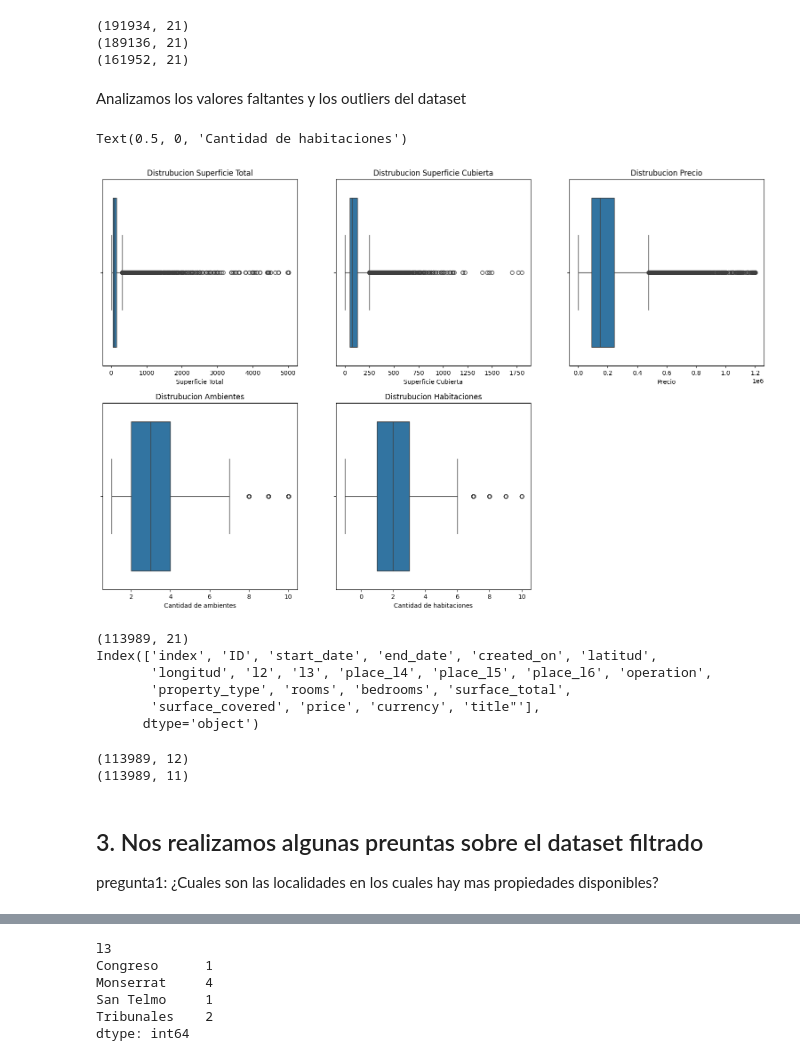
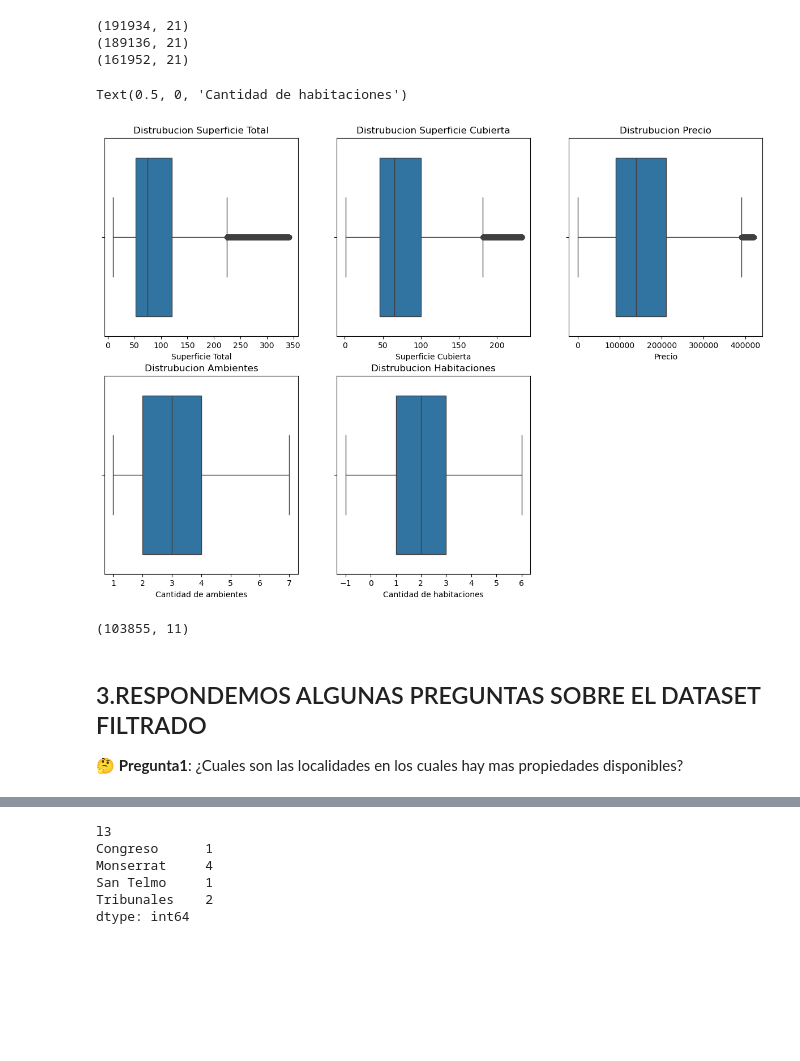
Before and after one commit to amaliagra10/Mercado_Inmobiliario, a Jupyter notebook: Analisis_Mercado_Inmobiliario.ipynb, the cells around one changed output, grey strips where cells are left out. Drawn from its saved outputs; the diff is of its cells as text; code cells hidden in the pictures; blank space fills up the shorter version.

```diff
--- a/Analisis_Mercado_Inmobiliario.ipynb
+++ b/Analisis_Mercado_Inmobiliario.ipynb
@@ -11,6 +13,6 @@ import pandas as pd
 # %% [markdown]
 ## 1. Análisis de Dataset
 # %%
-#CARGAMOS EL DATAS
-data=pd.read_excel('C:\\Users\\Personal\\Documents\\python\\Datos_Properati.xlsx')
+#1. CARGAMOS EL DATAS
+data=pd.read_excel('C:\\Users\\amali\\Downloads\\Datos_Properati.xlsx')
 # %%
@@ -95,6 +90,8 @@ Analizamos las principales columnas del dataset con un matriz de doble filtro qu
 # %%
-#Analizamos las principales columnas del dataset con un matriz de doble filtro
-c="operation"  # valores posibles para columna:"property_type","operation", "currency","l3"
-nombre_c="Tipo de Operación"  # valores posibles para nombre.columna: "Tipo de Propiedad", "Tipo de operación", "Moneda","Ubicacion"
-data_filtro1=matriz_doble_filtro(data2,c,nombre_c)
-print(tabulate(data_filtro1, headers='keys', tablefmt='fancy_grid'))
+#Analizamos las principales columnas del dataset y su distribución por ubicacion con un matriz de doble filtro
+c=["property_type","operation", "currency","l3"]
+nombre_c=["Tipo de Operación", "Tipo de Propiedad", "Tipo de operación", "Moneda","Ubicación"]
+for i in range(0,len(c)):
+    data_filtro1=matriz_doble_filtro(data2,c[i],nombre_c[i])
+    print(tabulate(data_filtro1, headers='keys', tablefmt='fancy_grid'))
+    print("-----------------------------------------")
@@ -110,60 +127,46 @@ for i in range(0,len(data4.index)):
     data4.iloc[i,8]="nulo"
 data5= data4.query('l3 != "nulo"')
 print(data5.shape)
-data6= data5.query('rooms>=0 & price>=0')
-print(data6.shape)
+data7= data5.query('rooms>=0 & price>=0')
+print(data7.shape)
 # %% [output]
 (191934, 21)
 (189136, 21)
 (161952, 21)
-# %% [markdown]
-Analizamos los valores faltantes y los outliers del dataset
 # %%
 #ANALIZAMOS OUTLIERES, PARA ELLO PRIMEROS GRAFICAMOS LA DISTRIBUCIÓN DE LAS VARIABLES.
 # %%
 #@title
 # graficamos la distribución de las variables, sacando los valores outliers y dejando solo las instancias inluidas en el rango intercuartil
 
-plt.figure(figsize=(6.4*3,6*2))
+plt.figure(figsize=(15,10))
 plt.subplot(2,3,1)
 sns.boxplot(data = data7, x = "surface_total")
 plt.title("Distrubucion Superficie Total")
 plt.xlabel("Superficie Total")
 
 
 plt.subplot(2,3,2)
 sns.boxplot(data = data7, x = "surface_covered" )
 plt.title("Distrubucion Superficie Cubierta")
 plt.xlabel("Superficie Cubierta")
 
 plt.subplot(2,3,3)
 sns.boxplot(data = data7, x = "price")
 plt.title("Distrubucion Precio")
 plt.xlabel("Precio")
 
 
 plt.subplot(2,3,4)
 sns.boxplot(data = data7, x = "rooms")
 plt.title("Distrubucion Ambientes")
 plt.xlabel("Cantidad de ambientes")
 
 
 plt.subplot(2,3,5)
 sns.boxplot(data = data7, x = "bedrooms")
 plt.title("Distrubucion Habitaciones")
 plt.xlabel("Cantidad de habitaciones")
 # %% [output]
 Text(0.5, 0, 'Cantidad de habitaciones')
-[figure, old version]
+[figure, new version]
-# %%
-#filtramos los ouliers
-data7= data6.query('rooms<=10 & bedrooms<=10 & surface_total<=4000 & surface_covered<=1500 & price<=1200000 & latitud!=1')
-print(data7.shape)
-print(data7.columns)
-# %% [output]
-(113989, 21)
-Index(['index', 'ID', 'start_date', 'end_date', 'created_on', 'latitud',
-       'longitud', 'l2', 'l3', 'place_l4', 'place_l5', 'place_l6', 'operation',
-       'property_type', 'rooms', 'bedrooms', 'surface_total',
-       'surface_covered', 'price', 'currency', 'title"'],
-      dtype='object')
@@ -170,14 +187,11 @@ Index(['index', 'ID', 'start_date', 'end_date', 'created_on', 'latitud',
 # %%
 # DESCARTAMOS COLUMNAS QUE NO UTILIZAREMOS
 data7 = data7.rename(columns={'title"':'title'})
-data8= data7.drop(columns=['start_date', 'end_date', 'created_on','place_l4','place_l5','place_l6', 'title','currency','operation'],axis=1)
+data8= data7.drop(columns=['start_date', 'end_date', 'created_on','place_l4','place_l5','place_l6', 'title','currency','operation',"ID"],axis=1)
 print(data8.shape)
-data9= data8.drop(columns=['ID'],axis=1)
-print(data9.shape)
 # %% [output]
-(113989, 12)
-(113989, 11)
+(103855, 11)
 # %% [markdown]
-## 3. Nos realizamos algunas preuntas sobre el dataset filtrado
-pregunta1: ¿Cuales son las localidades en los cuales hay mas propiedades disponibles?
+## 3.RESPONDEMOS ALGUNAS PREGUNTAS SOBRE EL DATASET FILTRADO
+🤔 **Pregunta1**: ¿Cuales son las localidades en los cuales hay mas propiedades disponibles?
 # %%
```
Also changed, not shown: parts of 23 cells of this notebook.
